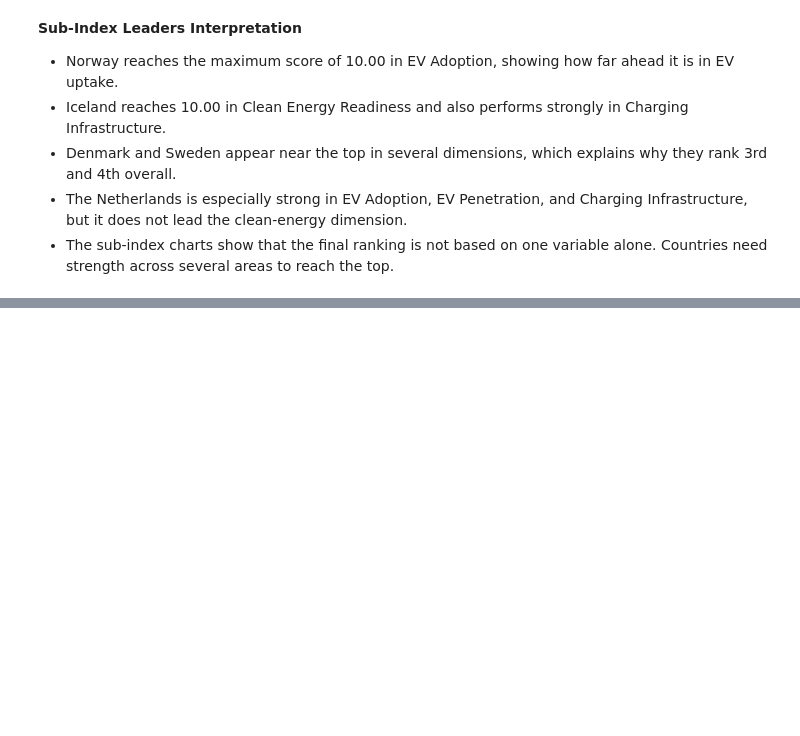
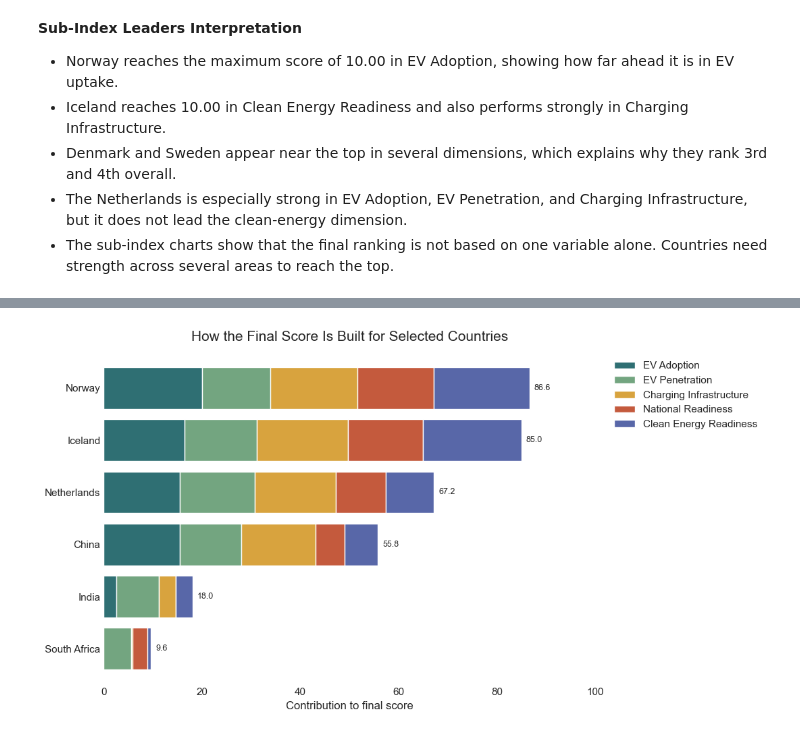
Before and after one commit to RathnamMeghana/DAV_CA1, a Jupyter notebook: index.ipynb, the cells around one changed output, grey strips where cells are left out. Drawn from its saved outputs; the diff is of its cells as text; code cells hidden in the pictures; blank space fills up the shorter version.

```diff
--- a/index.ipynb
+++ b/index.ipynb
@@ -2701,0 +2708,35 @@ plt.show()
+# %%
+selected_countries = ["Norway", "Iceland", "Netherlands", "China", "India", "South Africa"]
+
+contribution_data = final_results.set_index("Country").loc[selected_countries, sub_index_columns]
+contribution_scores = contribution_data * 2
+contribution_scores = contribution_scores.loc[selected_countries[::-1]]
+
+fig, ax = plt.subplots(figsize=(11, 6))
+left_values = np.zeros(len(contribution_scores))
+
+for column in sub_index_columns:
+    ax.barh(
+        contribution_scores.index,
+        contribution_scores[column],
+        left=left_values,
+        label=sub_index_labels[column],
+        color=sub_index_colours[column]
+    )
+    left_values = left_values + contribution_scores[column].values
+
+# Add the total final score at the end of each stacked bar.
+for index, country in enumerate(contribution_scores.index):
+    final_score = final_results.loc[final_results["Country"] == country, final_score_column].iloc[0]
+    ax.text(final_score + 1, index, f"{final_score:.1f}", va="center", fontsize=9)
+
+ax.set_xlim(0, 100)
+ax.set_title("How the Final Score Is Built for Selected Countries", fontsize=15, pad=12)
+ax.set_xlabel("Contribution to final score")
+ax.set_ylabel("")
+clean_axis(ax)
+ax.legend(bbox_to_anchor=(1.02, 1), loc="upper left", frameon=False)
+plt.tight_layout()
+plt.show()
+# %% [output]
+[figure, added]
```
Also changed, not shown: parts of 1 cell of this notebook.
